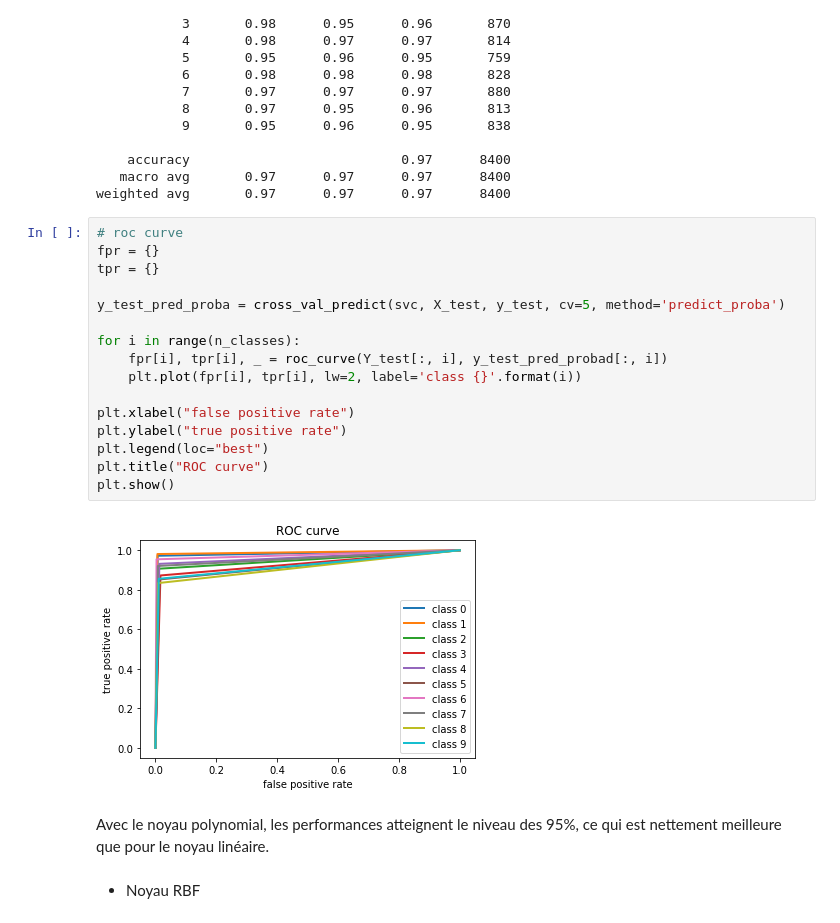
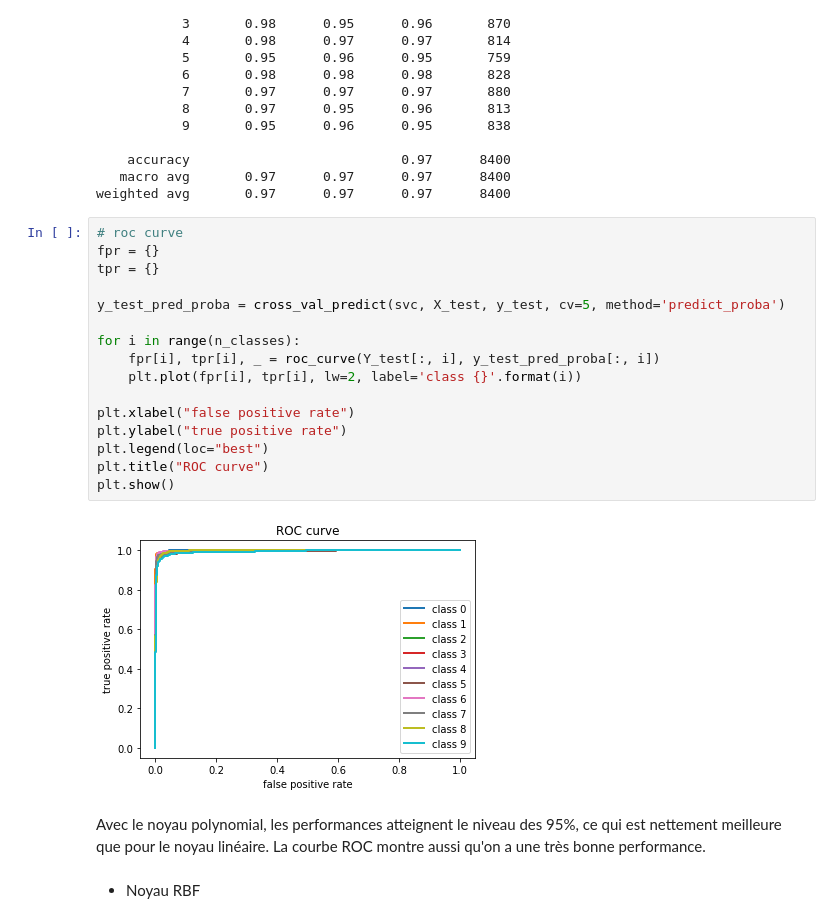
Before and after one commit to ericbertrand8686/Poste, a Jupyter notebook: Brief_poste.ipynb, the cells around one changed output. Cells and saved outputs as stored; diff of their text form.

```diff
--- a/Brief_poste.ipynb
+++ b/Brief_poste.ipynb
@@ -514,23 +514,23 @@ weighted avg       0.97      0.97      0.97      8400
 # %%
 # roc curve
 fpr = {}
 tpr = {}
 
 y_test_pred_proba = cross_val_predict(svc, X_test, y_test, cv=5, method='predict_proba')
 
 for i in range(n_classes):
-    fpr[i], tpr[i], _ = roc_curve(Y_test[:, i], y_test_pred_probad[:, i])
+    fpr[i], tpr[i], _ = roc_curve(Y_test[:, i], y_test_pred_proba[:, i])
     plt.plot(fpr[i], tpr[i], lw=2, label='class {}'.format(i))
 
 plt.xlabel("false positive rate")
 plt.ylabel("true positive rate")
 plt.legend(loc="best")
 plt.title("ROC curve")
 plt.show()
 # %% [output]
-[figure, old version]
+[figure, new version]
 # %% [markdown]
-Avec le noyau polynomial, les performances atteignent le niveau des 95%, ce qui est nettement meilleure que pour le noyau linéaire.
+Avec le noyau polynomial, les performances atteignent le niveau des 95%, ce qui est nettement meilleure que pour le noyau linéaire. La courbe ROC montre aussi qu'on a une très bonne performance.
 # %% [markdown]
 -  Noyau RBF
 # %%
```
Also changed, not shown: parts of 4 cells of this notebook.
